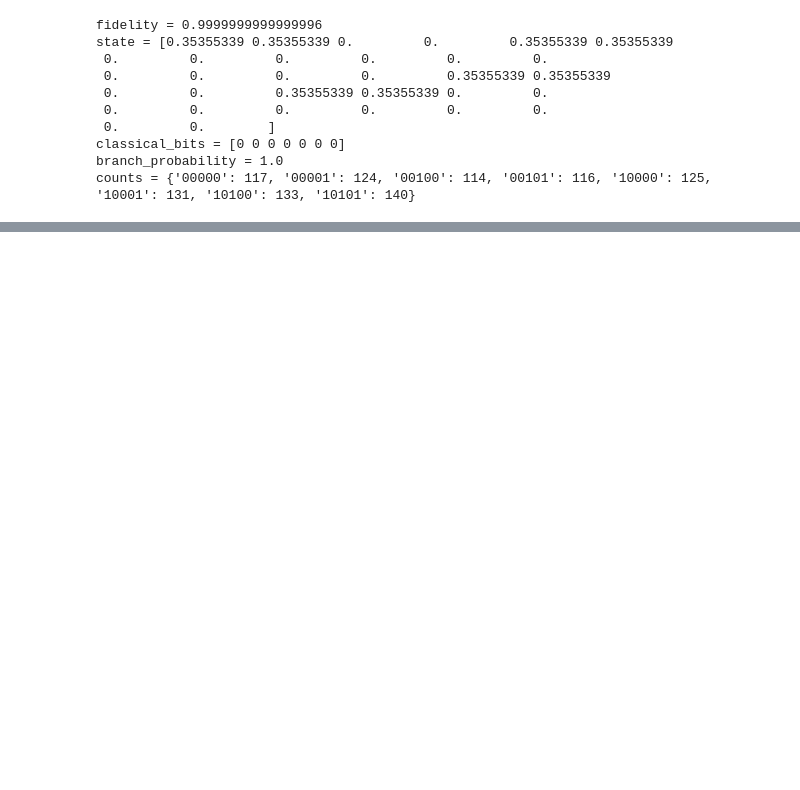
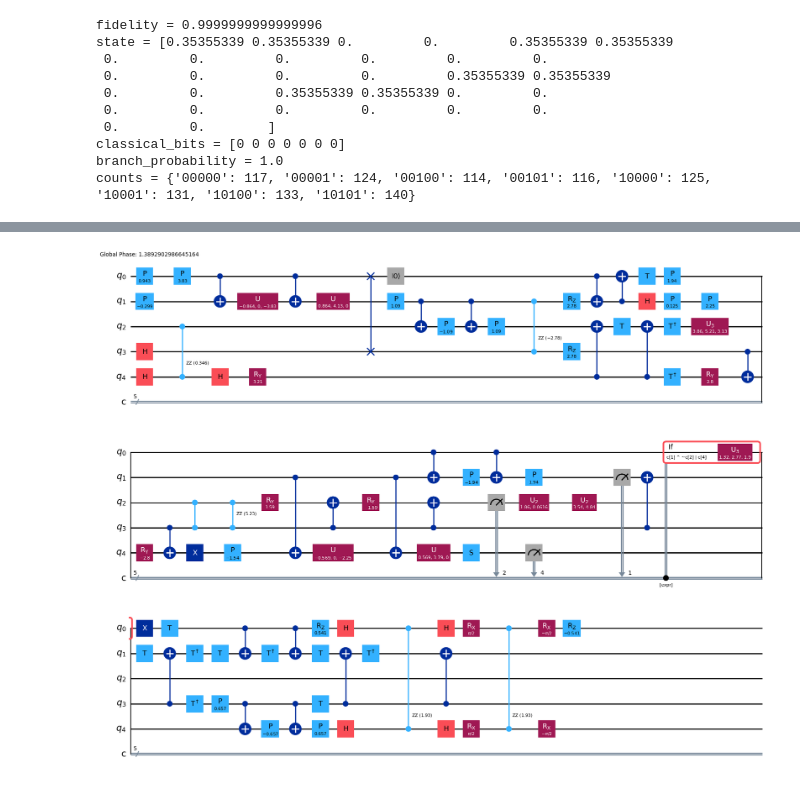
Before and after one commit to 1nnocenzo/tn-dc-sim, a Jupyter notebook: notebooks/qasm3_dmrg_smoke_tests.ipynb, the cells around one changed output, grey strips where cells are left out. Cells and saved outputs as stored; diff of their text form; code cells hidden in the pictures; blank space fills up the shorter version.

```diff
--- a/notebooks/qasm3_dmrg_smoke_tests.ipynb
+++ b/notebooks/qasm3_dmrg_smoke_tests.ipynb
@@ -298,0 +308,6 @@ for i, branch in enumerate(branches):
+# %%
+qc = random_circuit(num_qubits=5, depth=10, conditional=True, reset=True, max_ops_per_branch=1, seed=2)
+qc = transpile(qc, optimization_level=0, basis_gates=supported_ir_gates())
+qc.draw("mpl")
+# %% [output]
+[figure, added]
```
Also changed, not shown: parts of 11 cells of this notebook, 1 other file.
